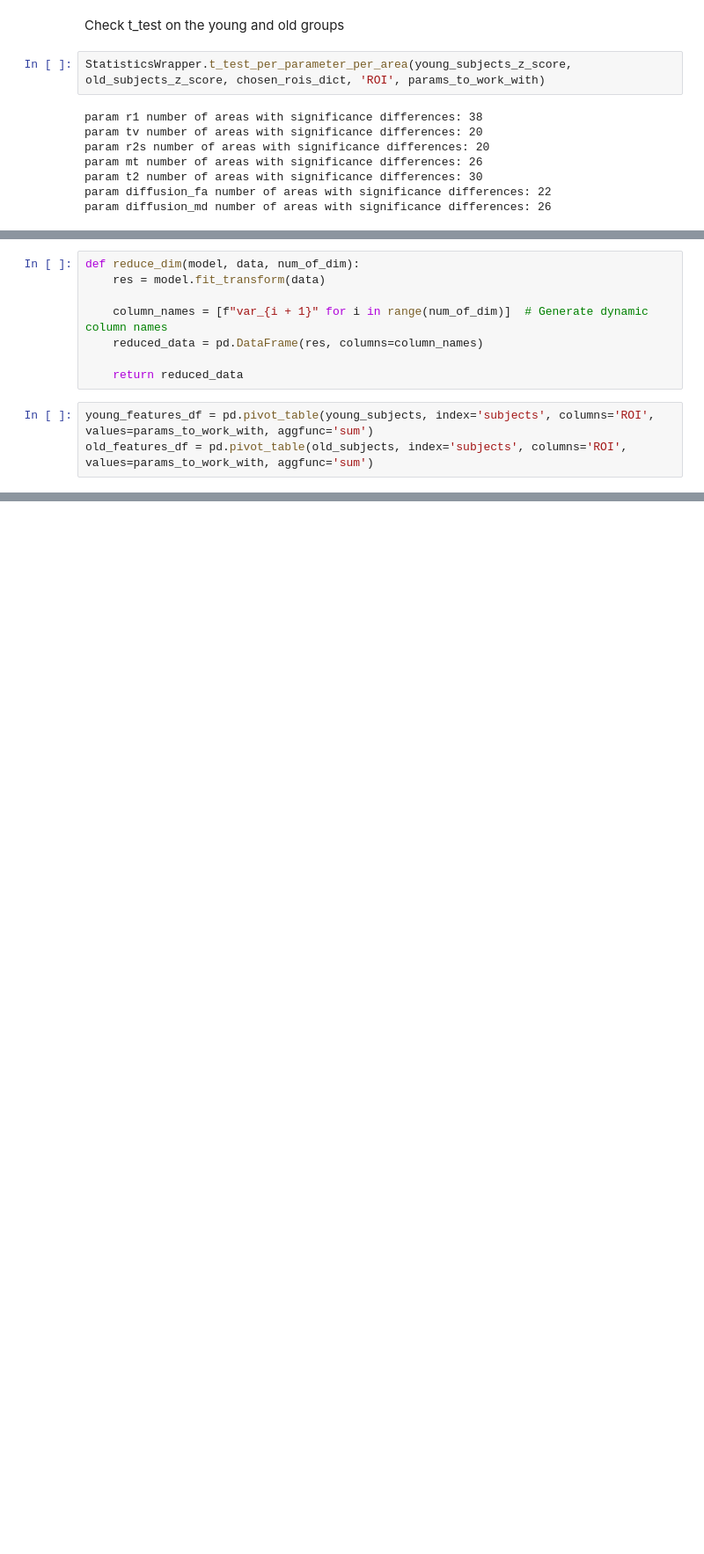
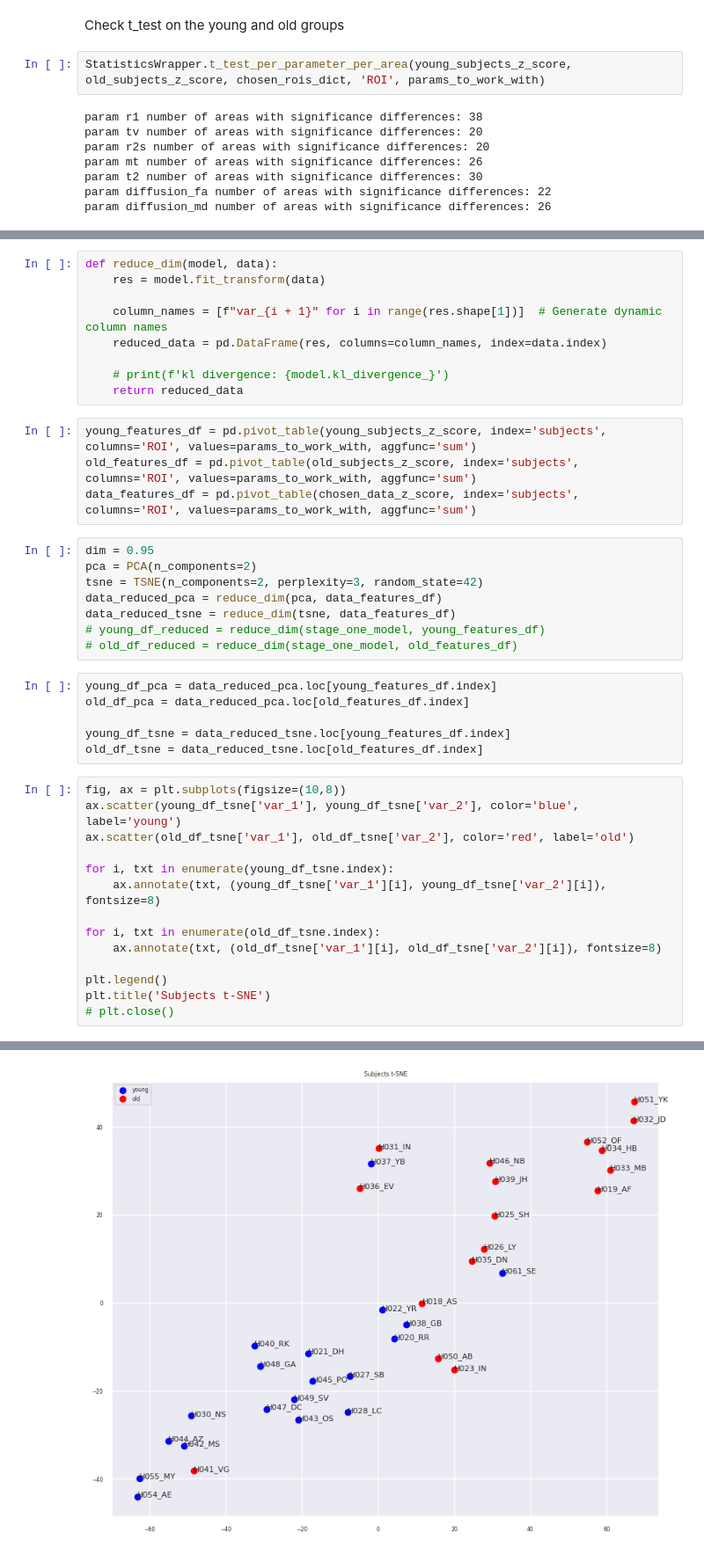
Before and after one commit to NivAm12/qMRI_Analyzer, a Jupyter notebook: analyze_data.ipynb, the cells around one changed output, grey strips where cells are left out. Shown at 88% size. Saved outputs shown, nothing was run; the diff lists cells and outputs as text; blank space fills up the shorter version.

```diff
--- a/analyze_data.ipynb
+++ b/analyze_data.ipynb
@@ -120,11 +128,42 @@ param diffusion_md number of areas with significance differences: 26
 # %%
-def reduce_dim(model, data, num_of_dim):
+def reduce_dim(model, data):
     res = model.fit_transform(data)
 
-    column_names = [f"var_{i + 1}" for i in range(num_of_dim)]  # Generate dynamic column names
-    reduced_data = pd.DataFrame(res, columns=column_names)
+    column_names = [f"var_{i + 1}" for i in range(res.shape[1])]  # Generate dynamic column names
+    reduced_data = pd.DataFrame(res, columns=column_names, index=data.index)
 
+    # print(f'kl divergence: {model.kl_divergence_}')
     return reduced_data
 # %%
-young_features_df = pd.pivot_table(young_subjects, index='subjects', columns='ROI', values=params_to_work_with, aggfunc='sum')
-old_features_df = pd.pivot_table(old_subjects, index='subjects', columns='ROI', values=params_to_work_with, aggfunc='sum')
+young_features_df = pd.pivot_table(young_subjects_z_score, index='subjects', columns='ROI', values=params_to_work_with, aggfunc='sum')
+old_features_df = pd.pivot_table(old_subjects_z_score, index='subjects', columns='ROI', values=params_to_work_with, aggfunc='sum')
+data_features_df = pd.pivot_table(chosen_data_z_score, index='subjects', columns='ROI', values=params_to_work_with, aggfunc='sum')
+# %%
+dim = 0.95
+pca = PCA(n_components=2)
+tsne = TSNE(n_components=2, perplexity=3, random_state=42)
+data_reduced_pca = reduce_dim(pca, data_features_df)
+data_reduced_tsne = reduce_dim(tsne, data_features_df)
+# young_df_reduced = reduce_dim(stage_one_model, young_features_df)
+# old_df_reduced = reduce_dim(stage_one_model, old_features_df)
+# %%
+young_df_pca = data_reduced_pca.loc[young_features_df.index]
+old_df_pca = data_reduced_pca.loc[old_features_df.index]
+
+young_df_tsne = data_reduced_tsne.loc[young_features_df.index]
+old_df_tsne = data_reduced_tsne.loc[old_features_df.index]
+# %%
+fig, ax = plt.subplots(figsize=(10,8))
+ax.scatter(young_df_tsne['var_1'], young_df_tsne['var_2'], color='blue', label='young')
+ax.scatter(old_df_tsne['var_1'], old_df_tsne['var_2'], color='red', label='old')
+
+for i, txt in enumerate(young_df_tsne.index):
+    ax.annotate(txt, (young_df_tsne['var_1'][i], young_df_tsne['var_2'][i]), fontsize=8)
+
+for i, txt in enumerate(old_df_tsne.index):
+    ax.annotate(txt, (old_df_tsne['var_1'][i], old_df_tsne['var_2'][i]), fontsize=8)
+
+plt.legend()
+plt.title('Subjects t-SNE')
+# plt.close()
+# %% [output]
@@ -130,0 +171 @@ old_features_df = pd.pivot_table(old_subjects, index='subjects', columns='ROI',
+[figure, added]
```
Also changed, not shown: parts of 22 cells of this notebook, 2 other files.
